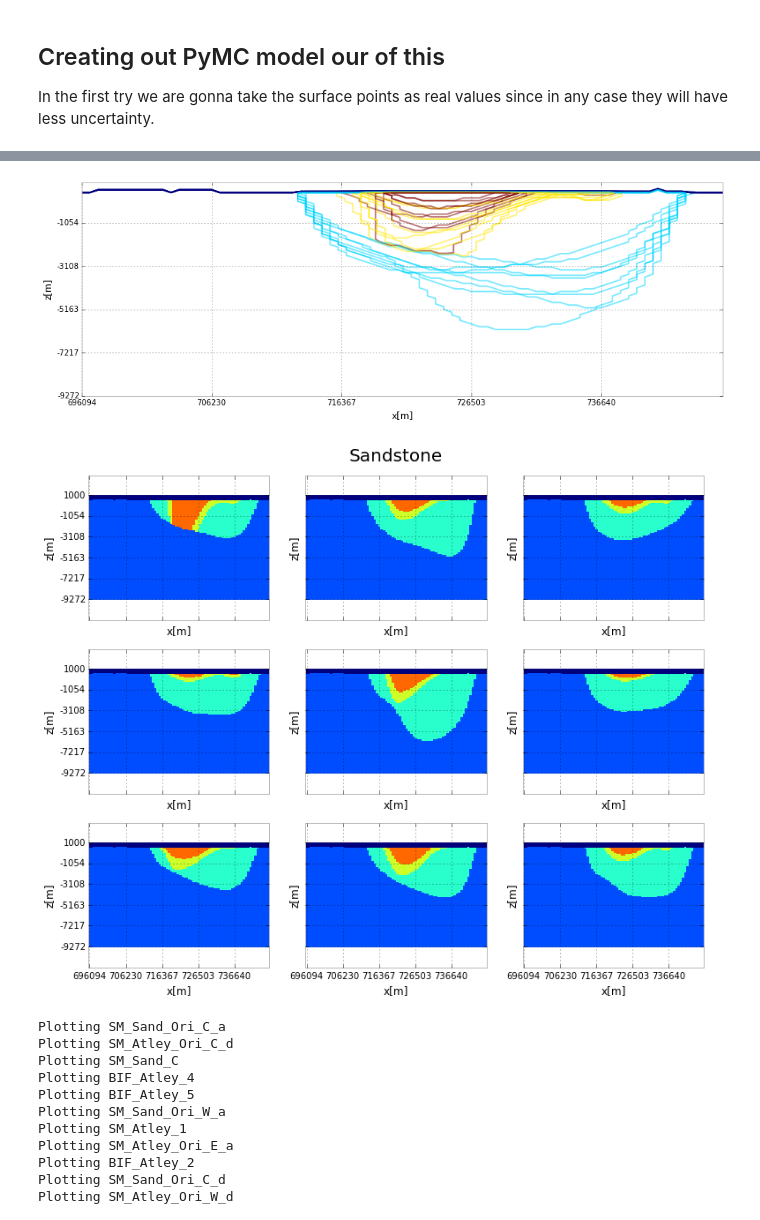
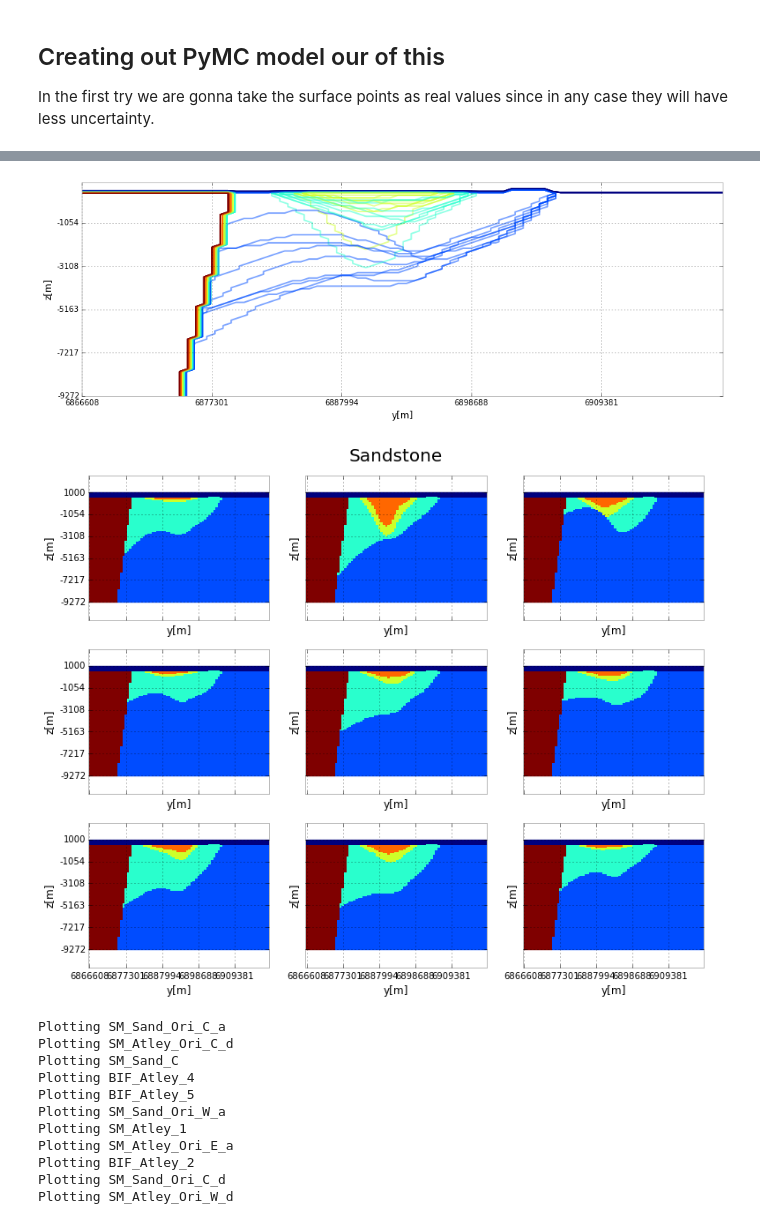
Before and after one commit to Leguark/Thesis, a Jupyter notebook: PyMC Sandstone.ipynb, the cells around one changed output, grey strips where cells are left out. Cells and saved outputs as stored; diff of their text form; code cells hidden in the pictures.

```diff
--- a/PyMC Sandstone.ipynb
+++ b/PyMC Sandstone.ipynb
@@ -237,23 +309,23 @@ fig, ax = plt.subplots(1, 1, figsize=(15, 5))
 
 
 for i in section_samples:
-    i.plot_section('y',cell_pos=40,colorbar = True, ax = ax, alpha = 0.5, figsize=(6,6),interpolation= 'nearest' ,ve = 1, geomod_coord= True, contour = True)
+    i.plot_section('x',cell_pos=40,colorbar = True, ax = ax, alpha = 0.5, figsize=(6,6),interpolation= 'nearest' ,ve = 1, geomod_coord= True, contour = True)
 # %% [output]
-[figure, old version]
+[figure, new version]
 # %%
 fig, axs = plt.subplots(3, 3, sharex=True, sharey=True)
 
 plt.text(0.5, 1.1, "Sandstone",
      horizontalalignment='center',
         fontsize=20,
         transform = axs[0,1].transAxes)
 #plt.subplots_adjust(top=2.15)
 #axs[0,1].set_title("Posterior Faults: Non-Constrains", fontsize=20)
 
 for i, g  in enumerate(section_samples):
-    g.plot_section('y',cell_pos=40,colorbar = True,  ax = axs[i- 3*(i/3),i/3], alpha = 1, figsize=(6,6),interpolation= 'nearest' ,ve = 3, geomod_coord= True, contour = False)
+    g.plot_section('x',cell_pos=40,colorbar = True,  ax = axs[i- 3*(i/3),i/3], alpha = 1, figsize=(6,6),interpolation= 'nearest' ,ve = 3, geomod_coord= True, contour = False)
 # %% [output]
-[figure, old version]
+[figure, new version]
 # %%
 plot(M)
 # %% [output]
```
Also changed, not shown: parts of 8 cells of this notebook, 3 other files.
